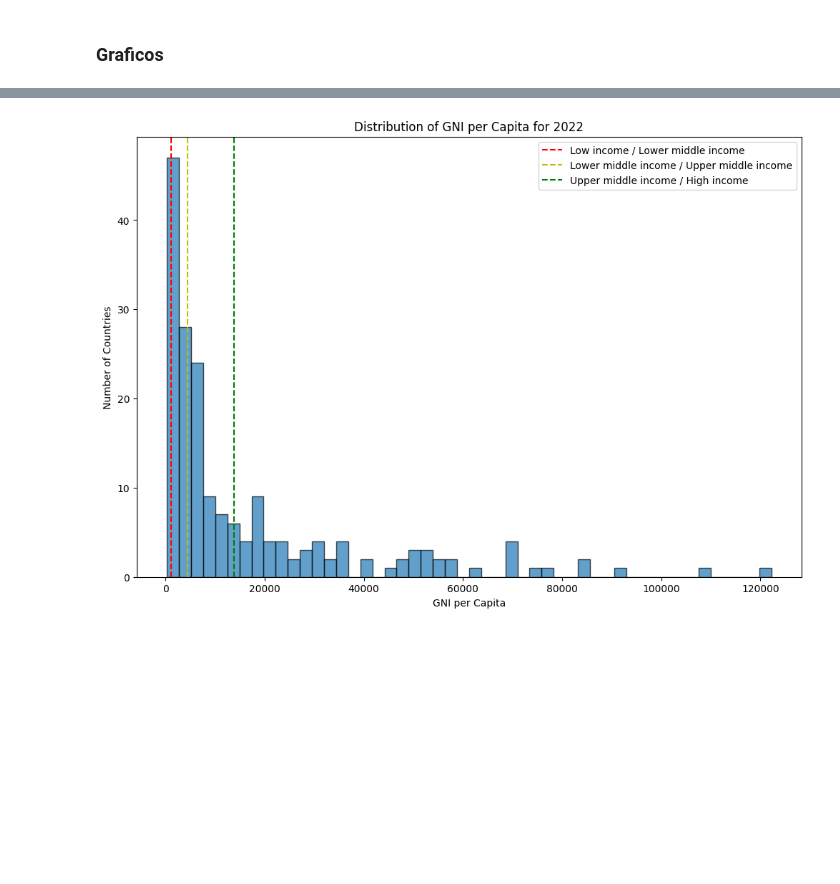
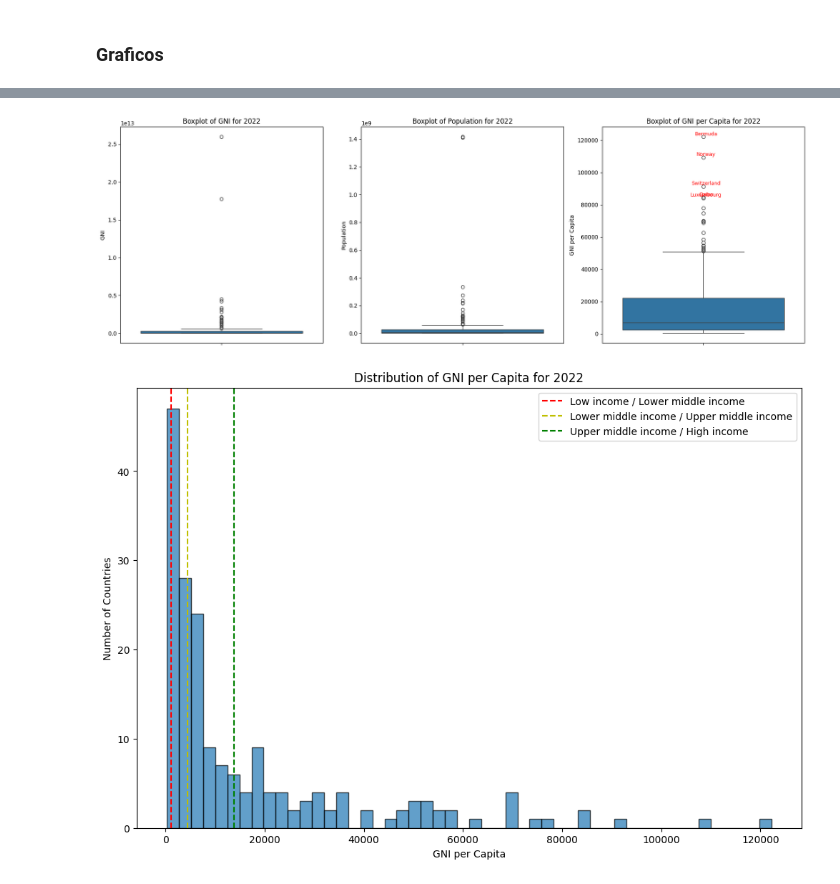
Before and after one commit to mkiszkur/TT1, a Jupyter notebook: 03_eda/EDA_entrega_3.ipynb, the cells around one changed output, grey strips where cells are left out. Saved outputs shown, nothing was run; the diff lists cells and outputs as text; code cells hidden in the pictures; blank space fills up the shorter version.

```diff
--- a/03_eda/EDA_entrega_3.ipynb
+++ b/03_eda/EDA_entrega_3.ipynb
@@ -754,3 +812,40 @@ plot_boxplots(data_2022, columns, titles, ylabel)
+# %%
+import pandas as pd
+import seaborn as sns
+import matplotlib.pyplot as plt
+
+def plot_boxplots(data, columns, titles, ylabel, label_column='Country Name', top_n_labels=5, figsize=(18, 6)):
+    fig, axes = plt.subplots(1, len(columns), figsize=figsize)
+
+    for i, ax in enumerate(axes):
+        sns.boxplot(y=data[columns[i]].dropna(), ax=ax)
+        ax.set_title(titles[i])
+        ax.set_ylabel(ylabel[i])
+
+        # Añadir etiquetas para los puntos superiores
+        if columns[i] == 'gni_index':
+            top_n = data.nlargest(top_n_labels, columns[i])
+            for j in range(top_n_labels):
+                ax.annotate(top_n[label_column].iloc[j],
+                            xy=(0, top_n[columns[i]].iloc[j]),
+                            xytext=(5, 5),
+                            textcoords='offset points',
+                            ha='center', va='center',
+                            fontsize=9, color='red')
+
+    plt.tight_layout()
+    plt.show()
+
+# Definir las columnas, títulos y etiquetas para los boxplots
+columns = ['GNI', 'Population', 'gni_index']
+titles = ['Boxplot of GNI for 2022', 'Boxplot of Population for 2022', 'Boxplot of GNI per Capita for 2022']
+ylabel = ['GNI', 'Population', 'GNI per Capita']
+
+
+# Llamar a la función para crear los boxplots
+plot_boxplots(data_2022, columns, titles, ylabel, label_column='Country Name')
+# %% [output]
+[figure, added]
 # %%
 
 
```
Also changed, not shown: parts of 36 cells of this notebook, 7 other files.
